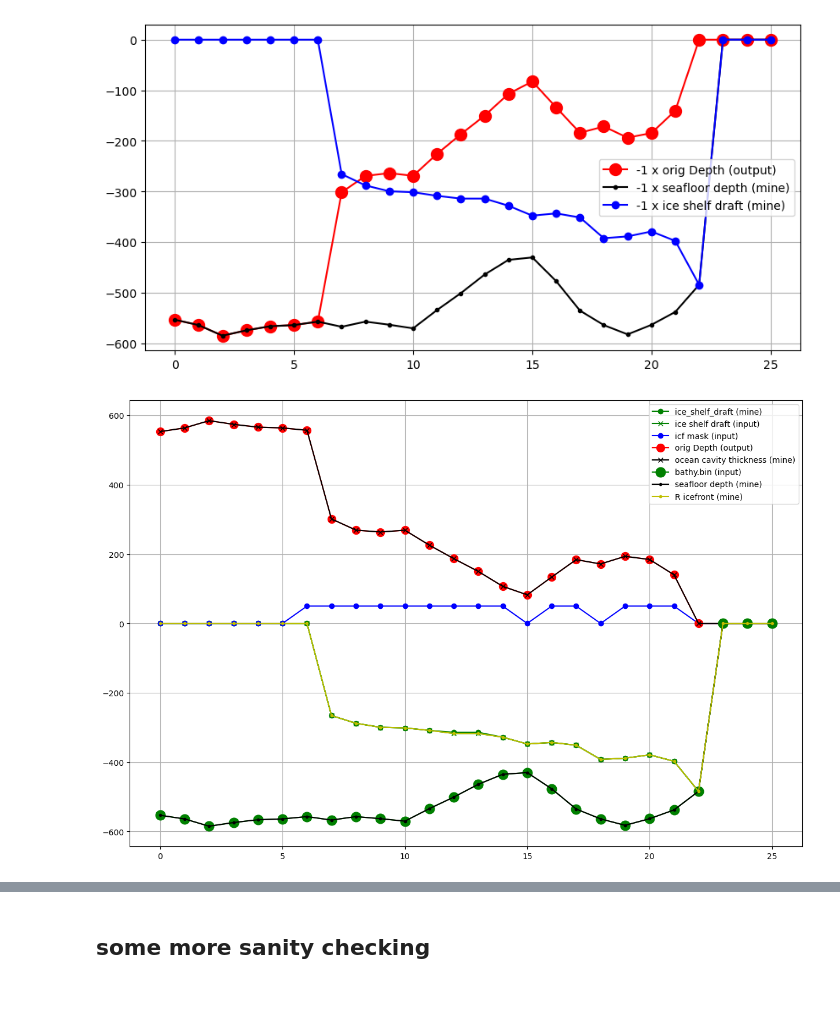
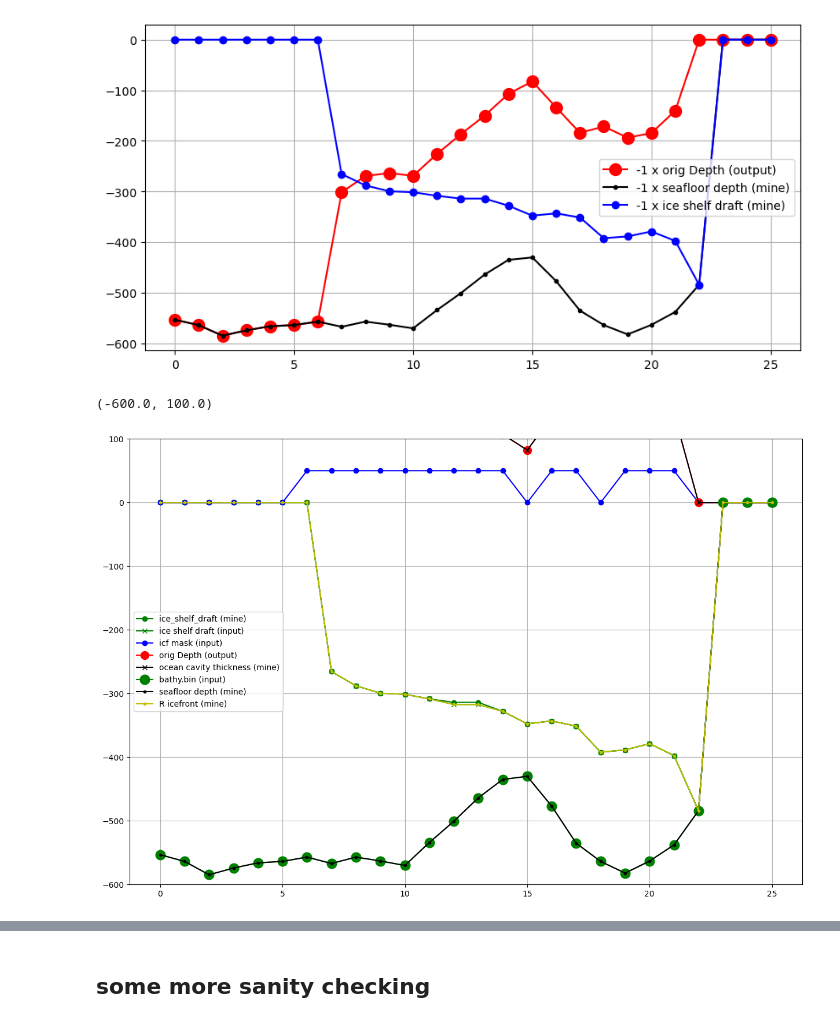
Before and after one commit to ECCO-GROUP/ECCO-Dataset-Production, a Jupyter notebook: utils/generate_GRID_GEOMETRY/gen_ECCO_V4r6_auxillary_native_grid_file_for_PODAAC.ipynb, the cells around one changed output, grey strips where cells are left out. Saved outputs shown, nothing was run; the diff lists cells and outputs as text; code cells hidden in the pictures; blank space fills up the shorter version.

```diff
--- a/utils/generate_GRID_GEOMETRY/gen_ECCO_V4r6_auxillary_native_grid_file_for_PODAAC.ipynb
+++ b/utils/generate_GRID_GEOMETRY/gen_ECCO_V4r6_auxillary_native_grid_file_for_PODAAC.ipynb
@@ -1050,20 +1023,23 @@ plt.grid()
 # %%
 plt.figure(figsize=[15,10])
 legends=[]
 plt.plot(-ecco_grid.ice_shelf_draft[9,r,c1:c2],'go-');legends.append('ice_shelf_draft (mine)')
 
 
 plt.plot(ice_draft_bin[9,r,c1:c2],'gx-');legends.append('ice shelf draft (input)')
 plt.plot(ecco_grid.mask2dICF[9,r,c1:c2]*50,'bo-');legends.append('icf mask (input)')
 
 plt.plot(ecco_grid_orig.Depth[9,r,c1:c2],'ro-',markersize=10);legends.append('orig Depth (output)')
 plt.plot(ecco_grid.ocean_column_thickness[9,r,c1:c2],'kx-');legends.append('ocean cavity thickness (mine)')
 
 
 plt.plot(bathy_bin[9,r,c1:c2],'go-',markersize=12);legends.append('bathy.bin (input)')
 plt.plot(-ecco_grid.Depth[9,r,c1:c2],'k.-');legends.append('seafloor depth (mine)')
 plt.plot(-ecco_grid.R_icefront[9,r,c1:c2],'y.-');legends.append('R icefront (mine)')
 plt.legend(legends)
 plt.grid()
+
+plt.ylim([-600, 100])
 # %% [output]
+(-600.0, 100.0)
-[figure, old version]
+[figure, new version]
```
Also changed, not shown: parts of 22 cells of this notebook.
